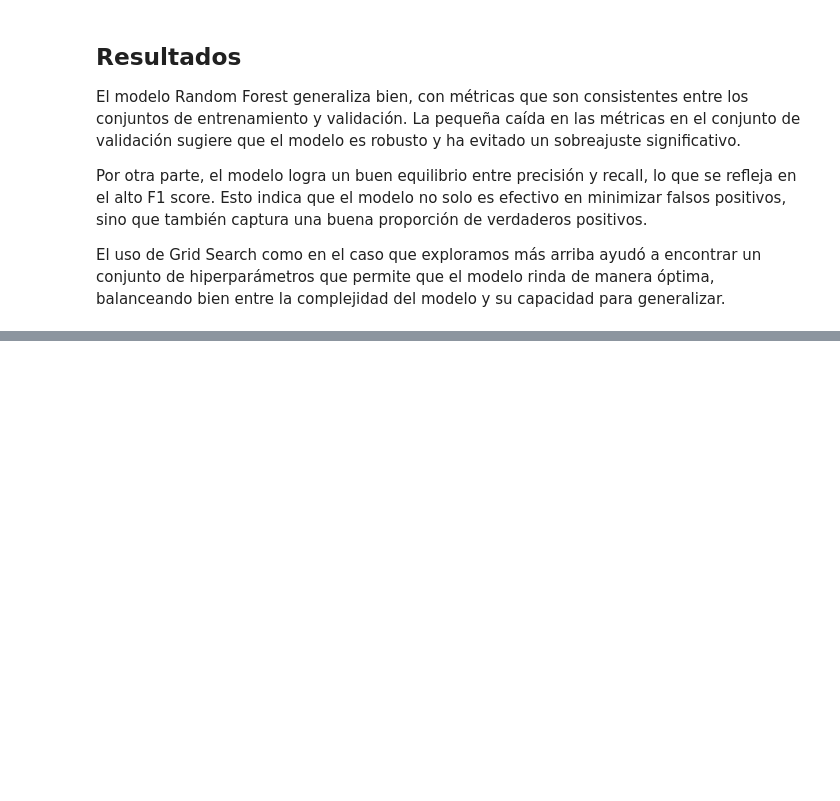
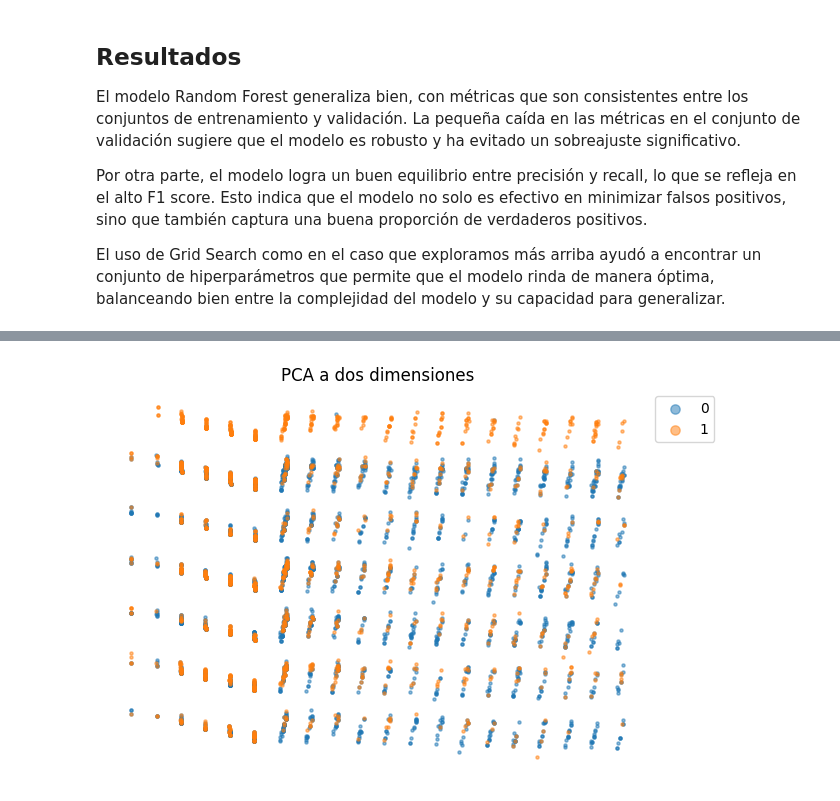
Before and after one commit to JuanAira/tp-machine-learning-employee, a Jupyter notebook: tp1_ML.ipynb, the cells around one changed output, grey strips where cells are left out. Saved outputs shown, nothing was run; the diff lists cells and outputs as text; code cells hidden in the pictures; blank space fills up the shorter version.

```diff
--- a/tp1_ML.ipynb
+++ b/tp1_ML.ipynb
@@ -832,0 +1183,5 @@ df_employee.head()
+# %%
+emb = PCA(n_components=2).fit_transform(X)
+plot_data(emb, labels=y, title='PCA a dos dimensiones')
+# %% [output]
+[figure, added]
```
Also changed, not shown: parts of 56 cells of this notebook.
